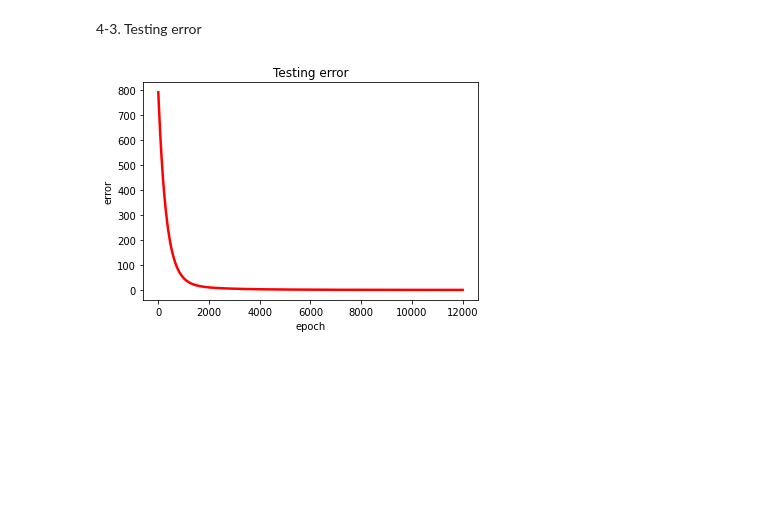
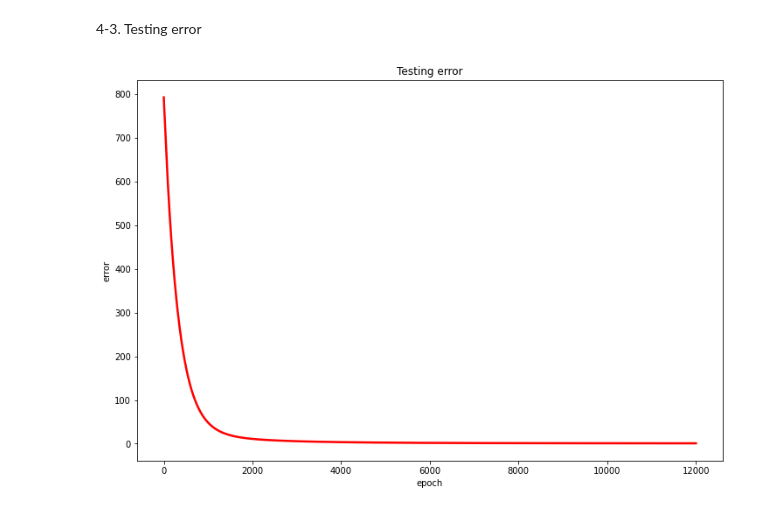
Before and after one commit to ihooni/class-MachineLearning, a Jupyter notebook: 04/assignment-04.ipynb, the cells around one changed output. Cells and saved outputs as stored; diff of their text form; code cells hidden in the pictures; blank space fills up the shorter version.

```diff
--- a/04/assignment-04.ipynb
+++ b/04/assignment-04.ipynb
@@ -101,10 +103,11 @@ plt.show()
 # %% [markdown]
 4-3. Testing error
 # %%
+plt.figure(figsize=(12, 8))
 plt.title('Testing error')
 plt.plot(epoch_tick, history['test_err'], 'r-', linewidth=2.5)
 plt.xlabel('epoch')
 plt.ylabel('error')
 plt.show()
 # %% [output]
-[figure, old version]
+[figure, new version]
```
Also changed, not shown: parts of 2 cells of this notebook.
